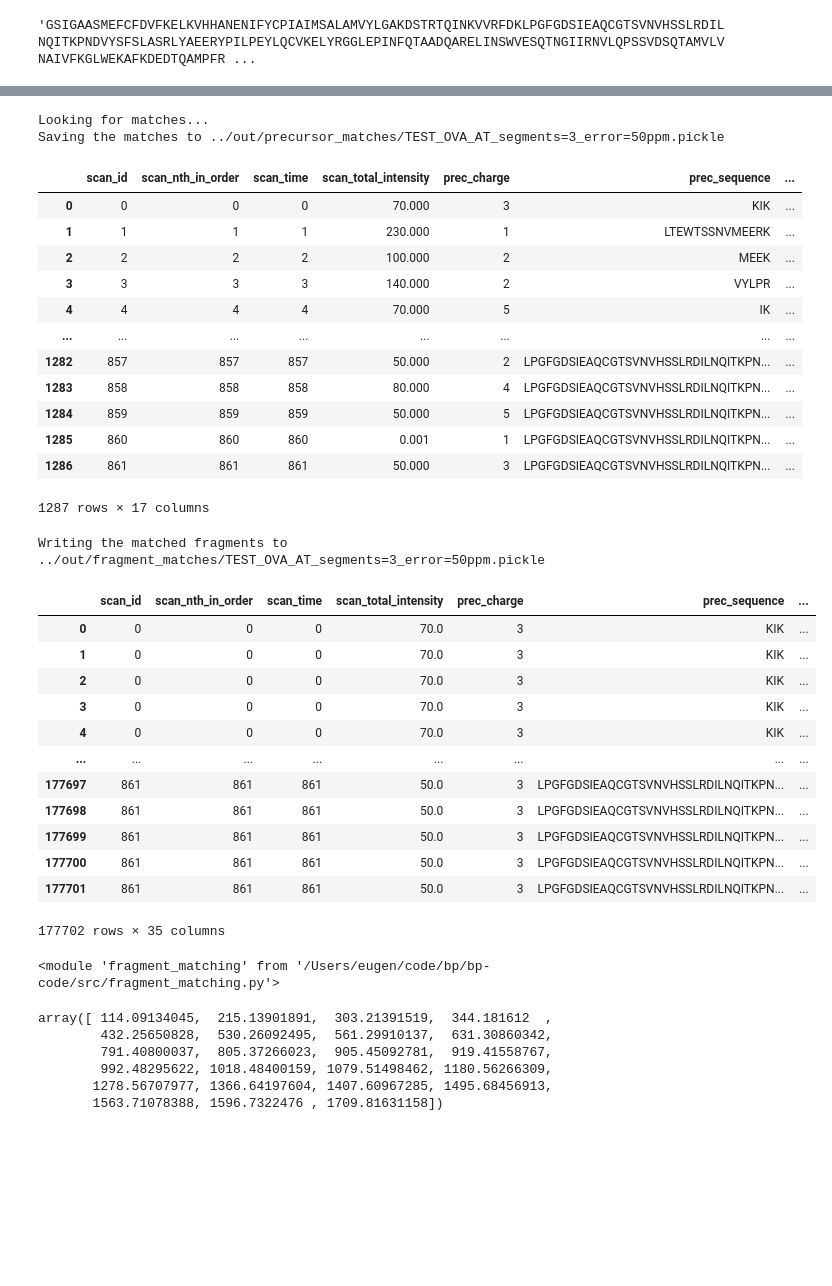
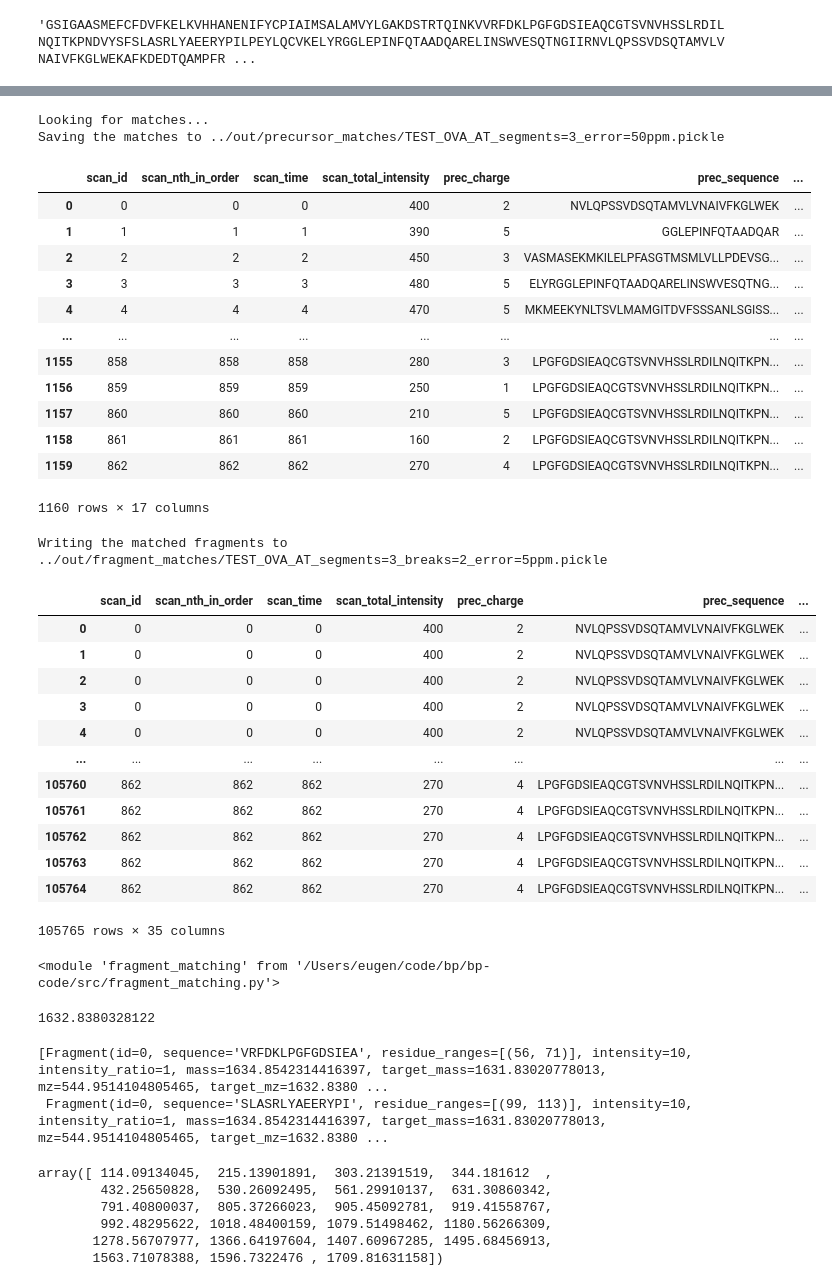
Before and after one commit to Eugleo/dibby, a Jupyter notebook: src/data_generation.ipynb, the cells around one changed output, grey strips where cells are left out. Drawn from its saved outputs; the diff is of its cells as text; code cells hidden in the pictures; blank space fills up the shorter version.

```diff
--- a/src/data_generation.ipynb
+++ b/src/data_generation.ipynb
@@ -555,7 +520,7 @@ precursor_matches = write_matched_precursors(
     scans,
     "../out/precursor_matches/TEST_OVA_AT_segments=3_error=50ppm.pickle",
     max_segments=3,
-    error_ppm=50,
+    error_ppm=5,
 )
 
 precursor_match_records = []
@@ -573,59 +538,59 @@ prec_df
 Looking for matches...
 Saving the matches to ../out/precursor_matches/TEST_OVA_AT_segments=3_error=50ppm.pickle
 |  | scan_id | scan_nth_in_order | scan_time | scan_total_intensity | prec_charge | prec_sequence | ... |
-| 0 | 0 | 0 | 0 | 70.000 | 3 | KIK | ... |
-| 1 | 1 | 1 | 1 | 230.000 | 1 | LTEWTSSNVMEERK | ... |
-| 2 | 2 | 2 | 2 | 100.000 | 2 | MEEK | ... |
-| 3 | 3 | 3 | 3 | 140.000 | 2 | VYLPR | ... |
-| 4 | 4 | 4 | 4 | 70.000 | 5 | IK | ... |
+| 0 | 0 | 0 | 0 | 400 | 2 | NVLQPSSVDSQTAMVLVNAIVFKGLWEK | ... |
+| 1 | 1 | 1 | 1 | 390 | 5 | GGLEPINFQTAADQAR | ... |
+| 2 | 2 | 2 | 2 | 450 | 3 | VASMASEKMKILELPFASGTMSMLVLLPDEVSG... | ... |
+| 3 | 3 | 3 | 3 | 480 | 5 | ELYRGGLEPINFQTAADQARELINSWVESQTNG... | ... |
+| 4 | 4 | 4 | 4 | 470 | 5 | MKMEEKYNLTSVLMAMGITDVFSSSANLSGISS... | ... |
 | ... | ... | ... | ... | ... | ... | ... | ... |
-| 1282 | 857 | 857 | 857 | 50.000 | 2 | LPGFGDSIEAQCGTSVNVHSSLRDILNQITKPN... | ... |
-| 1283 | 858 | 858 | 858 | 80.000 | 4 | LPGFGDSIEAQCGTSVNVHSSLRDILNQITKPN... | ... |
-| 1284 | 859 | 859 | 859 | 50.000 | 5 | LPGFGDSIEAQCGTSVNVHSSLRDILNQITKPN... | ... |
-| 1285 | 860 | 860 | 860 | 0.001 | 1 | LPGFGDSIEAQCGTSVNVHSSLRDILNQITKPN... | ... |
-| 1286 | 861 | 861 | 861 | 50.000 | 3 | LPGFGDSIEAQCGTSVNVHSSLRDILNQITKPN... | ... |
+| 1155 | 858 | 858 | 858 | 280 | 3 | LPGFGDSIEAQCGTSVNVHSSLRDILNQITKPN... | ... |
+| 1156 | 859 | 859 | 859 | 250 | 1 | LPGFGDSIEAQCGTSVNVHSSLRDILNQITKPN... | ... |
+| 1157 | 860 | 860 | 860 | 210 | 5 | LPGFGDSIEAQCGTSVNVHSSLRDILNQITKPN... | ... |
+| 1158 | 861 | 861 | 861 | 160 | 2 | LPGFGDSIEAQCGTSVNVHSSLRDILNQITKPN... | ... |
+| 1159 | 862 | 862 | 862 | 270 | 4 | LPGFGDSIEAQCGTSVNVHSSLRDILNQITKPN... | ... |
-1287 rows × 17 columns
+1160 rows × 17 columns
 # %%
 fragment_matches = write_matched_fragments(
     precursor_matches=precursor_matches,
     tryptides=tryptides,
-    output_path="../out/fragment_matches/TEST_OVA_AT_segments=3_error=50ppm.pickle",
+    output_path="../out/fragment_matches/TEST_OVA_AT_segments=3_breaks=2_error=5ppm.pickle",
     max_allowed_breaks=2,
-    error_ppm=50,
+    error_ppm=5,
 )
 
 fragment_match_records = []
 for fm in fragment_matches:
     fragment_match_records.append(
         fm["scan"].to_dict()
         | fm["precursor"].to_dict()
         | fm["variant"].to_dict()
         | (fm["fragment"].to_dict() if fm["fragment"] is not None else {})
         | {"prec_variant_count": fm["variant_count"]}
     )
 
 frag_df = pd.DataFrame(fragment_match_records)
 
 frag_df.to_csv(
     "../out/csv/fragment_matches_TEST_OVA_segments=3_error=50ppm.csv", index=False
 )
 
 frag_df
 # %% [output]
-Writing the matched fragments to ../out/fragment_matches/TEST_OVA_AT_segments=3_error=50ppm.pickle
+Writing the matched fragments to ../out/fragment_matches/TEST_OVA_AT_segments=3_breaks=2_error=5ppm.pickle
 |  | scan_id | scan_nth_in_order | scan_time | scan_total_intensity | prec_charge | prec_sequence | ... |
-| 0 | 0 | 0 | 0 | 70.0 | 3 | KIK | ... |
-| 1 | 0 | 0 | 0 | 70.0 | 3 | KIK | ... |
-| 2 | 0 | 0 | 0 | 70.0 | 3 | KIK | ... |
-| 3 | 0 | 0 | 0 | 70.0 | 3 | KIK | ... |
-| 4 | 0 | 0 | 0 | 70.0 | 3 | KIK | ... |
+| 0 | 0 | 0 | 0 | 400 | 2 | NVLQPSSVDSQTAMVLVNAIVFKGLWEK | ... |
+| 1 | 0 | 0 | 0 | 400 | 2 | NVLQPSSVDSQTAMVLVNAIVFKGLWEK | ... |
+| 2 | 0 | 0 | 0 | 400 | 2 | NVLQPSSVDSQTAMVLVNAIVFKGLWEK | ... |
+| 3 | 0 | 0 | 0 | 400 | 2 | NVLQPSSVDSQTAMVLVNAIVFKGLWEK | ... |
+| 4 | 0 | 0 | 0 | 400 | 2 | NVLQPSSVDSQTAMVLVNAIVFKGLWEK | ... |
 | ... | ... | ... | ... | ... | ... | ... | ... |
-| 177697 | 861 | 861 | 861 | 50.0 | 3 | LPGFGDSIEAQCGTSVNVHSSLRDILNQITKPN... | ... |
-| 177698 | 861 | 861 | 861 | 50.0 | 3 | LPGFGDSIEAQCGTSVNVHSSLRDILNQITKPN... | ... |
-| 177699 | 861 | 861 | 861 | 50.0 | 3 | LPGFGDSIEAQCGTSVNVHSSLRDILNQITKPN... | ... |
-| 177700 | 861 | 861 | 861 | 50.0 | 3 | LPGFGDSIEAQCGTSVNVHSSLRDILNQITKPN... | ... |
-| 177701 | 861 | 861 | 861 | 50.0 | 3 | LPGFGDSIEAQCGTSVNVHSSLRDILNQITKPN... | ... |
+| 105760 | 862 | 862 | 862 | 270 | 4 | LPGFGDSIEAQCGTSVNVHSSLRDILNQITKPN... | ... |
+| 105761 | 862 | 862 | 862 | 270 | 4 | LPGFGDSIEAQCGTSVNVHSSLRDILNQITKPN... | ... |
+| 105762 | 862 | 862 | 862 | 270 | 4 | LPGFGDSIEAQCGTSVNVHSSLRDILNQITKPN... | ... |
+| 105763 | 862 | 862 | 862 | 270 | 4 | LPGFGDSIEAQCGTSVNVHSSLRDILNQITKPN... | ... |
+| 105764 | 862 | 862 | 862 | 270 | 4 | LPGFGDSIEAQCGTSVNVHSSLRDILNQITKPN... | ... |
-177702 rows × 35 columns
+105765 rows × 35 columns
 # %%
 
 import importlib
@@ -637,3 +616,22 @@ importlib.reload(fragment_matching)
+# %%
+
+calculate_mass("VRFDKLPGFGDSIEA", charge=1, ion_type="b")
+# %% [output]
+1632.8380328122
+# %%
+fragment_matching._fragments_matching_targets(
+    [
+        fragment_matching.Target(
+            0, (1632.8380328122 - PROTON), 1632.8380328122, 10, 3, 1
+        )
+    ],
+    var,
+    2,
+    5,
+)
+# %% [output]
+[Fragment(id=0, sequence='VRFDKLPGFGDSIEA', residue_ranges=[(56, 71)], intensity=10, intensity_ratio=1, mass=1634.8542314416397, target_mass=1631.83020778013, mz=544.9514104805465, target_mz=1632.8380 ...
+ Fragment(id=0, sequence='SLASRLYAEERYPI', residue_ranges=[(99, 113)], intensity=10, intensity_ratio=1, mass=1634.8542314416397, target_mass=1631.83020778013, mz=544.9514104805465, target_mz=1632.8380 ...
 # %%
 scans[1].fragments_mz
 # %% [output]
```
Also changed, not shown: parts of 12 cells of this notebook, 4 other files.
